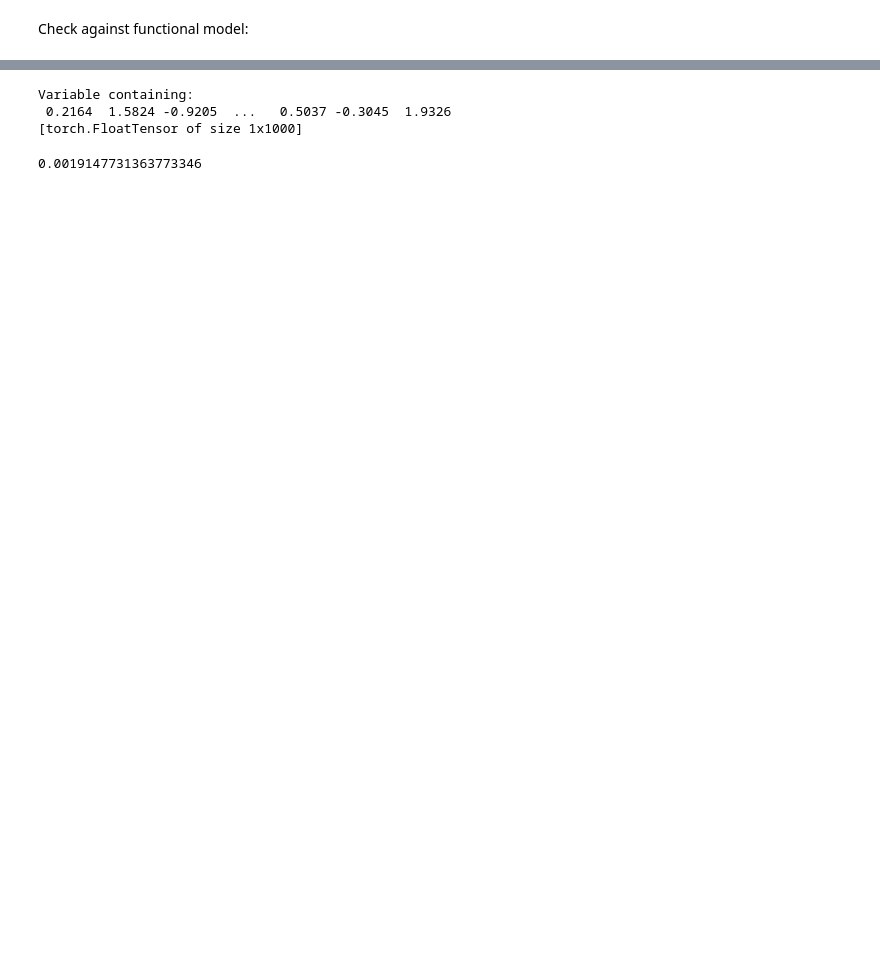
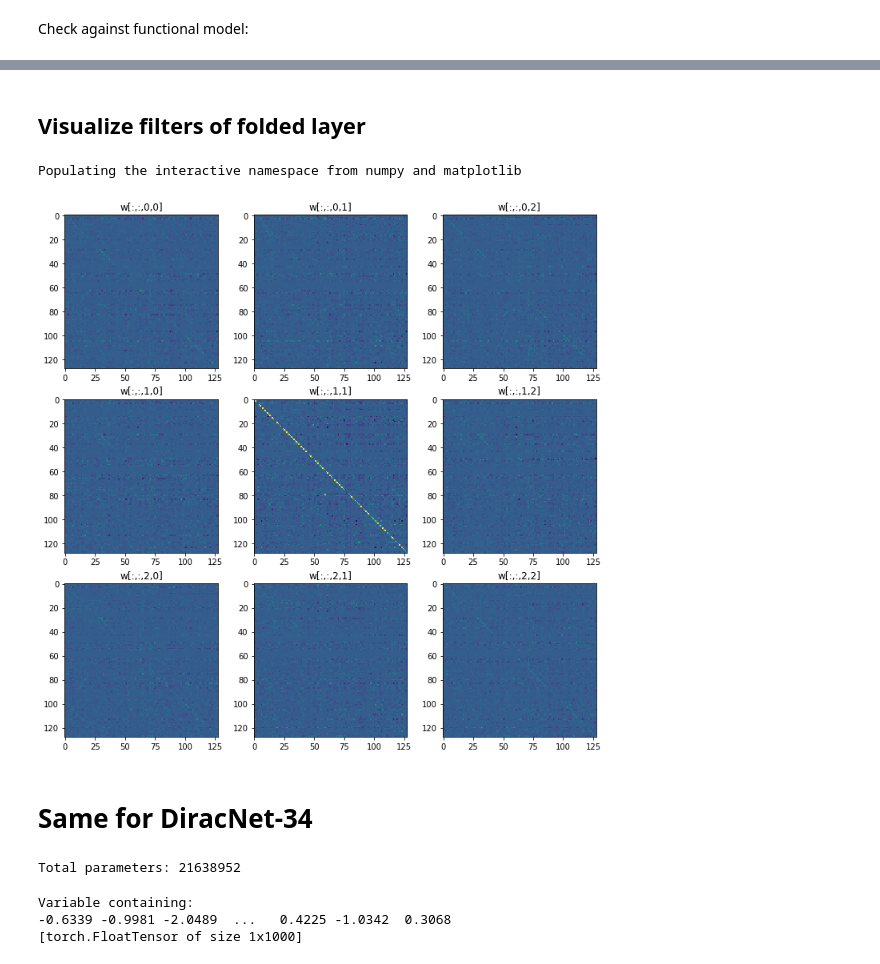
Before and after one commit to szagoruyko/diracnets, a Jupyter notebook: diracnet-export.ipynb, the cells around one changed output, grey strips where cells are left out. Drawn from its saved outputs; the diff is of its cells as text; code cells hidden in the pictures; blank space fills up the shorter version.

```diff
--- a/diracnet-export.ipynb
+++ b/diracnet-export.ipynb
@@ -49,3 +87,36 @@ Total parameters: 12753640
+# %%
+def fold(params, stats):
+    params_fold = {}
+
+    def fold_bn(base):
+        running_mean = stats[base + '.running_mean']
+        running_var = stats[base + '.running_var']
+        weight = params[base + '.weight']
+        bias = params[base + '.bias']
+        a = weight / torch.sqrt(running_var + 1e-5)
+        b = - running_mean * a + bias
+        return a, b
+
+    for k, w in params.items():
+        if k.endswith('.conv'):
+            alpha = params[k.replace('.conv', '.alpha')].view(-1,1,1,1)
+            beta = params[k.replace('.conv', '.beta')].view(-1,1,1,1)
+            delta = stats['eye' + '_'.join(map(str, w.size()))]
+            w_hat = beta * F.normalize(w.view(w.size(0), -1)).view_as(w) + alpha * delta
+            a, b = fold_bn(k.replace('.conv', '.bn'))
+            params_fold[k + '.weight'] = a.view(-1,1,1,1).expand_as(w) * w_hat
+            params_fold[k + '.bias'] = b
+        elif k == 'conv':
+            a, b = fold_bn('bn')
+            params_fold['conv.weight'] = a.view(-1,1,1,1).expand_as(w) * w
+            params_fold['conv.bias'] = b
+        elif not k.endswith('.alpha') and not k.endswith('.beta') \
+                and not k.endswith('bn.weight') and not k.endswith('bn.bias'):
+            params_fold[k] = w
+    stats_fold = {}
+    return params_fold
+
+params_folded = fold({k: v.data for k, v in params.items()}, data['stats'])
 # %% [markdown]
 # Functional definition
 # %%
@@ -245,13 +189,32 @@ Total parameters: 12759464
-# %%
-inputs = torch.randn(1,3,224,224)
-y = define_train_diracnet(18)(Variable(inputs), params, stats, False)
-print y
-# %% [output]
-Variable containing:
- 0.2164  1.5824 -0.9205  ...   0.5037 -0.3045  1.9326
-[torch.FloatTensor of size 1x1000]
-# %%
-x = Variable(inputs)
-(model(x) - define_train_diracnet(18)(x, params, stats, False)).abs().sum().data[0]
-# %% [output]
-0.0019147731363773346
+# %% [markdown]
+## Visualize filters of folded layer
+# %%
+%pylab inline
+
+plt.figure(figsize=(12,12))
+w = params_folded['group1.block3.conv.weight'].numpy()
+wmin, wmax = w.min() * 0.5, w.max() * 0.05
+for i in range(3):
+    for j in range(3):
+        plt.subplot2grid(shape=(3,3), loc=(i, j))
+        plt.imshow(w[:,:,i,j], vmin=wmin, vmax=wmax)
+        plt.title('w[:,:,{},{}]'.format(i, j))
+# %% [output]
+Populating the interactive namespace from numpy and matplotlib
+[figure, added]
+# %% [markdown]
+# Same for DiracNet-34
+# %%
+data = torch.load('./data/diracnet34-v2_checkpoint.pth', map_location='cpu')
+params = {k: Variable(v) for k, v in data['params'].items()}
+
+print('Total parameters:', sum(v.numel() for v in params.values()))
+# %% [output]
+Total parameters: 21638952
+# %%
+y_unfolded = define_diracnet(34)(Variable(inputs), params, data['stats'], False)
+print(y_unfolded)
+# %% [output]
+Variable containing:
+-0.6339 -0.9981 -2.0489  ...   0.4225 -1.0342  0.3068
+[torch.FloatTensor of size 1x1000]
```
Also changed, not shown: parts of 27 cells of this notebook, 5 other files.
